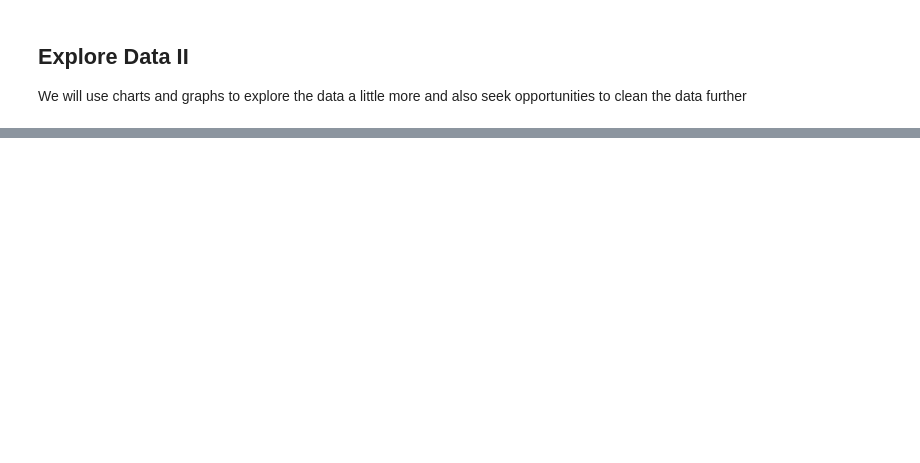
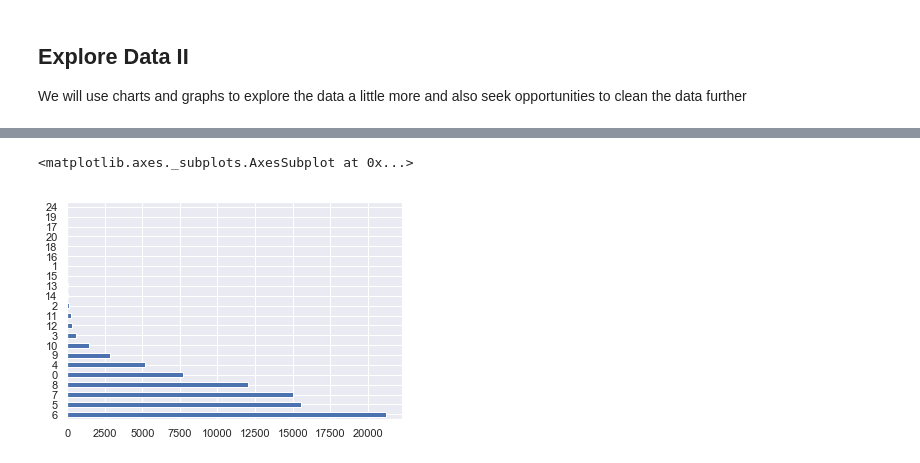
Before and after one commit to bloom4cats/Data-Analytics-2019-Group-4-v2, a Jupyter notebook: notebooks/GP01-ALL-Counties.ipynb, the cells around one changed output, grey strips where cells are left out. Drawn from its saved outputs; the diff is of its cells as text; code cells hidden in the pictures; blank space fills up the shorter version.

```diff
--- a/notebooks/GP01-ALL-Counties.ipynb
+++ b/notebooks/GP01-ALL-Counties.ipynb
@@ -1529,2 +1628,7 @@ AttributeError: 'NoneType' object has no attribute 'update'
+# %%
+all_data['NumberOfRooms'].value_counts().plot(kind="barh")
+# %% [output]
+<matplotlib.axes._subplots.AxesSubplot at 0x...>
+[figure, added]
 # %%
 all_data['YearBuilt'].value_counts().plot(kind="bar")
```
Also changed, not shown: parts of 20 cells of this notebook.
